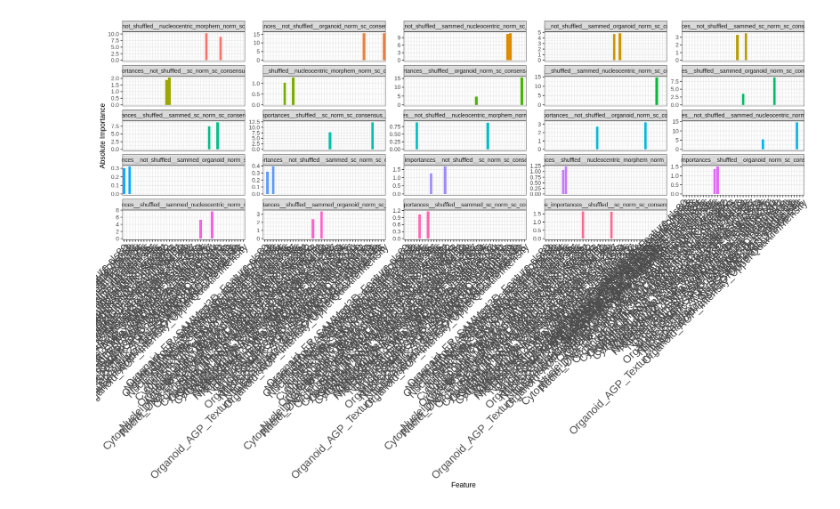
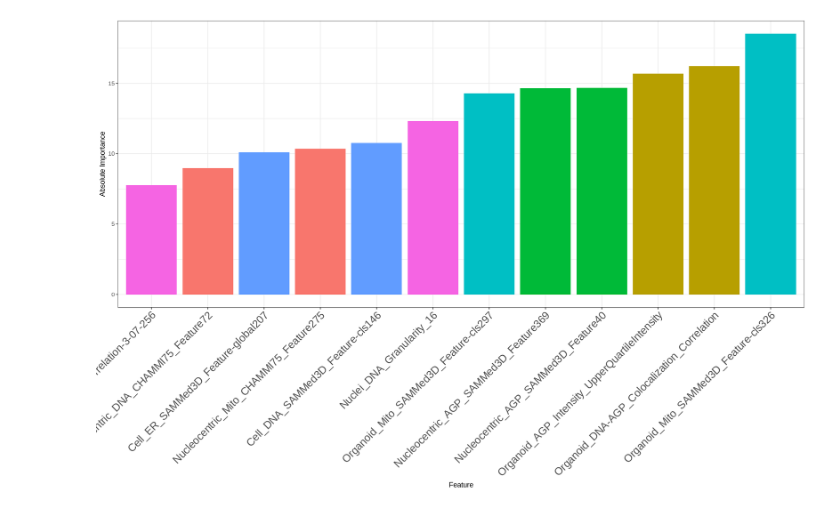
Before and after one commit to MikeLippincott/NF1_organoid_profile_analysis, a Jupyter notebook: 3.viability_prediction_models/notebooks/visualize_model_results.ipynb, the cells around one changed output. Cells and saved outputs as stored; diff of their text form; code cells hidden in the pictures.

```diff
--- a/3.viability_prediction_models/notebooks/visualize_model_results.ipynb
+++ b/3.viability_prediction_models/notebooks/visualize_model_results.ipynb
@@ -7,35 +7,9 @@ for (pkg in packages) {
     )   )
 }
 # %%
-results_dir <- file.path("../model_results/")
-pattern = glob2rx("*model_performance*")
-# glob all the model results files
-model_results_files <- list.files(
-  results_dir,
-  pattern = pattern,
-  full.names = FALSE,
-  recursive = TRUE
-)
-print(paste("Found", length(model_results_files), "model results files."))
-
-pattern = glob2rx("*feature_importances*")
-# glob all the model results files
-profiles_feature_importances_results_files <- list.files(
-  results_dir,
-  pattern = pattern,
-  full.names = FALSE,
-  recursive = TRUE
-)
-print(paste("Found", length(profiles_feature_importances_results_files), "feature importances files."))
-
-
-pattern = glob2rx("*predicted_viabilities*")
-# glob all the model results files
-profiles_predicted_viabilities_results_files <- list.files(
-  results_dir,
-  pattern = pattern,
-  full.names = FALSE,
-  recursive = TRUE
-)
-print(paste("Found", length(profiles_predicted_viabilities_results_files), "predicted viabilities files."))
+feature_importances_df = arrow::read_parquet(
+    file.path("../model_results/combined_feature_importances.parquet"))
+model_performance_df = arrow::read_parquet(file.path("../model_results/combined_model_performance.parquet"))
+predicted_viabilities_df = arrow::read_parquet(file.path("../model_results/combined_predicted_viabilities.parquet"))
+summary_metrics_df = arrow::read_parquet(file.path("../model_results/combined_summary_metrics.parquet"))
 # %% [output]
@@ -177,8 +50,8 @@ head(feature_importances_df)
 feature_importances_df$importance_abs <- abs(feature_importances_df$importance)
 # get the top 2 features by absolute importance for each profile type
 top_features_df <- feature_importances_df %>%
-    group_by(profile_type) %>%
+    group_by(Metadata_profile_type) %>%
     top_n(2, importance_abs) %>%
     ungroup() %>%
-    arrange(profile_type, desc(importance_abs))
+    arrange(Metadata_profile_type, desc(importance_abs))
 # %% [output]
@@ -194,16 +67,16 @@ A tibble: 6 × 8
 # %%
 height <- 10
 width <- 15
 options(repr.plot.width = width, repr.plot.height = height)
 feature_importances_plot <- (
-    ggplot(top_features_df, aes(x = reorder(feature, importance_abs), y = importance_abs, fill = profile_type))
+    ggplot(top_features_df, aes(x = reorder(feature, importance_abs), y = importance_abs, fill = Metadata_profile_type))
     + geom_bar(stat = "identity", position = "dodge")
-    + facet_wrap(~profile_type, scales = "free_y")
+    # + facet_wrap(~Metadata_profile_type, scales = "free_y")
     + theme_bw()
     + labs(x = "Feature", y = "Absolute Importance")
     + theme(axis.text.x = element_text(angle = 45, hjust = 1, size = 16))
     + theme(legend.position = "none")
 )
 feature_importances_plot
 # %% [output]
-[figure, old version]
+[figure, new version]
```
Also changed, not shown: parts of 11 cells of this notebook, 6 other files.
